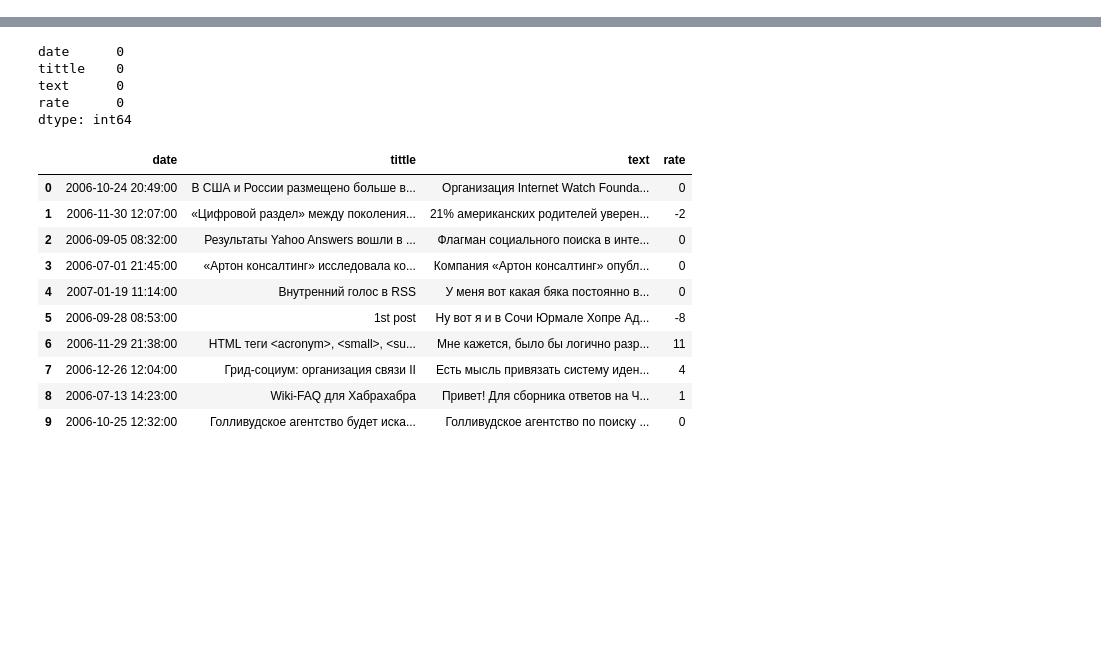
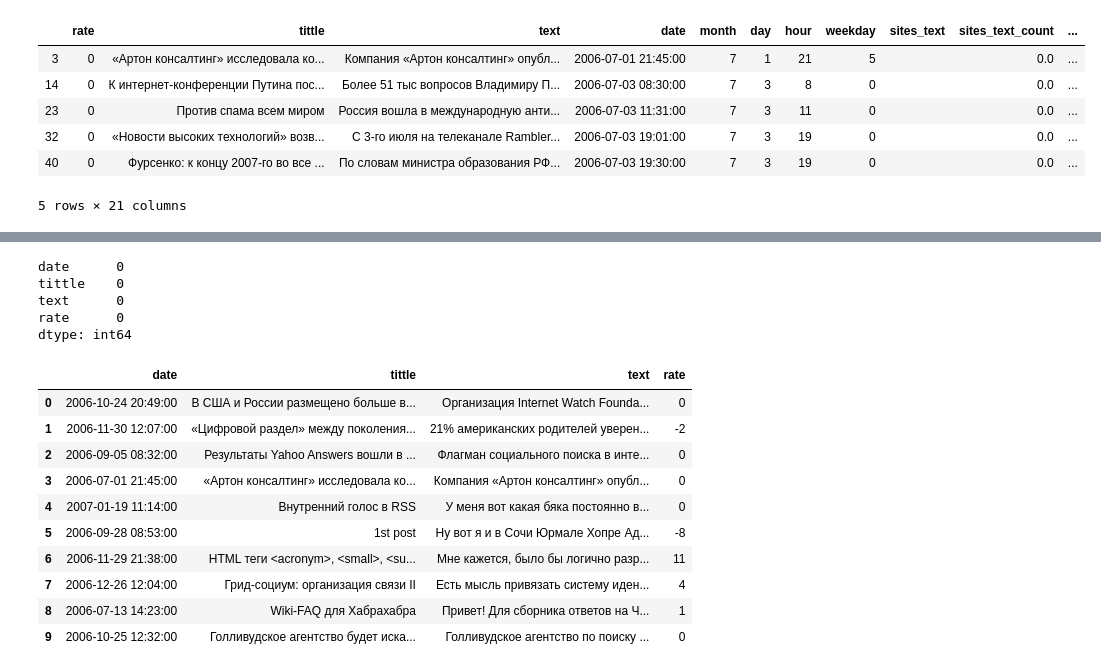
Before and after one commit to D7nis/DS_Habr_rate, a Jupyter notebook: Habr.ipynb, the cells around one changed output, grey strips where cells are left out. Saved outputs shown, nothing was run; the diff lists cells and outputs as text; code cells hidden in the pictures; blank space fills up the shorter version.

```diff
--- a/Habr.ipynb
+++ b/Habr.ipynb
@@ -18,0 +121,2 @@ df = ImportFromCSV(rowCountFromCSV)
+# %%
+df.drop(CleanDataFirstSatge(df),inplace=True)
@@ -18,0 +125,25 @@ df = ImportFromCSV(rowCountFromCSV)
+# %%
+text_column = 'text'
+tittle_column = 'tittle'
+for index, row in df.iterrows():
+    df.loc[index, 'sites_'+text_column],df.loc[index, 'sites_'+text_column+'_count'] = GetSites(row[text_column])
+    df.loc[index, 'ru_words_'+text_column],df.loc[index, 'ru_words_'+text_column+'_count'] = GetRuWords(row[text_column])
+    df.loc[index, 'en_words_'+text_column],df.loc[index, 'en_words_'+text_column+'_count'] = GetEnWords(row[text_column])
+    df.loc[index, 'punctuations_'+text_column+'_count'] = GetPunctuationsCount(row[text_column])
+    df.loc[index, 'emotions_'+text_column+'_count'] = GetEmotionsCount(row[text_column])
+    df.loc[index, text_column+'_words_count'],df.loc[index, text_column+'_clwords_count'] = GetAllWordsCount(row[text_column])
+    df.loc[index, tittle_column+'_words_count'],df.loc[index, tittle_column+'_clwords_count'] = GetAllWordsCount(row[tittle_column])
+# %%
+df.drop(df[df['text_words_count']==0].index,inplace=True)
+# %%
+df['text_category'] = AddNewFeature_text_category(df)
+# %%
+df.head()
+# %% [output]
+|  | rate | tittle | text | date | month | day | hour | weekday | sites_text | sites_text_count | ... |
+| 3 | 0 | «Артон консалтинг» исследовала ко... | Компания «Артон консалтинг» опубл... | 2006-07-01 21:45:00 | 7 | 1 | 21 | 5 |  | 0.0 | ... |
+| 14 | 0 | К интернет-конференции Путина пос... | Более 51 тыс вопросов Владимиру П... | 2006-07-03 08:30:00 | 7 | 3 | 8 | 0 |  | 0.0 | ... |
+| 23 | 0 | Против спама всем миром | Россия вошла в международную анти... | 2006-07-03 11:31:00 | 7 | 3 | 11 | 0 |  | 0.0 | ... |
+| 32 | 0 | «Новости высоких технологий» возв... | С 3-го июля на телеканале Rambler... | 2006-07-03 19:01:00 | 7 | 3 | 19 | 0 |  | 0.0 | ... |
+| 40 | 0 | Фурсенко: к концу 2007-го во все ... | По словам министра образования РФ... | 2006-07-03 19:30:00 | 7 | 3 | 19 | 0 |  | 0.0 | ... |
+5 rows × 21 columns
```
Also changed, not shown: parts of 23 cells of this notebook.
